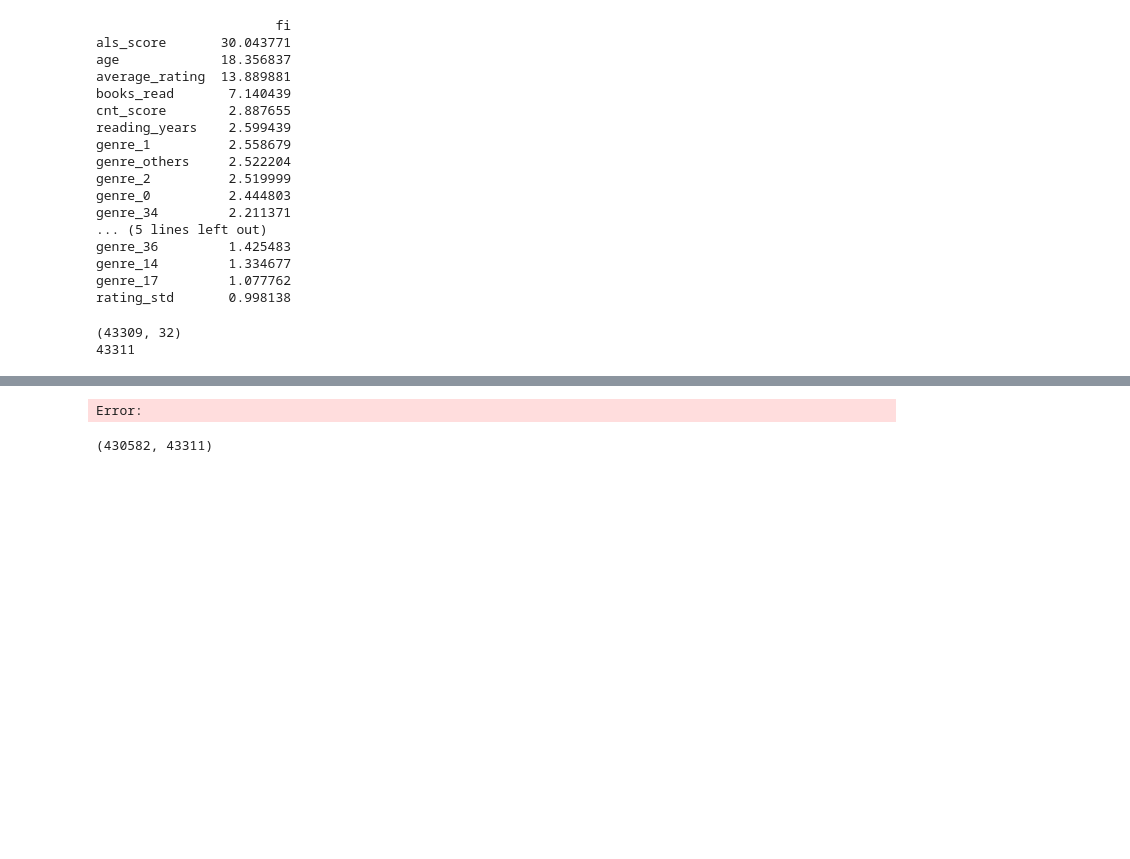
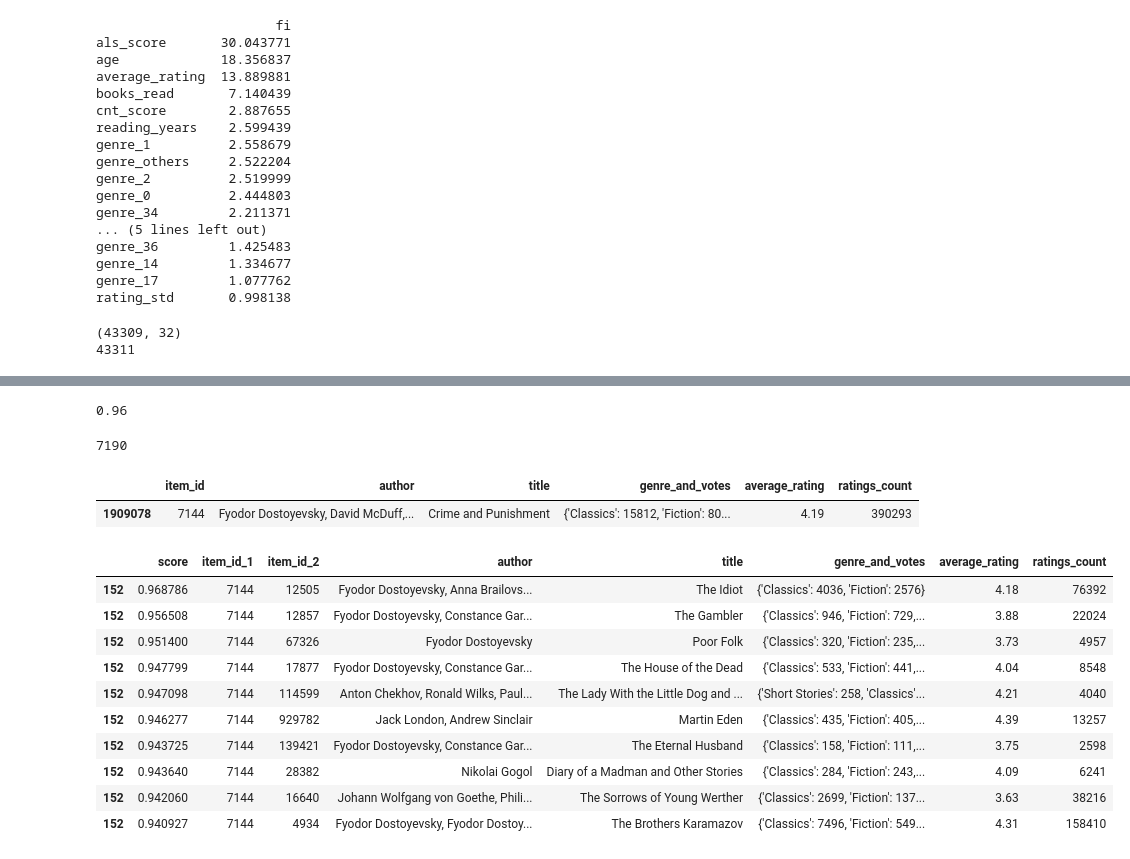
Before and after one commit to Manaam9/mle-recsys-start, a Jupyter notebook: main_offline.ipynb, the cells around one changed output, grey strips where cells are left out. Cells and saved outputs as stored; diff of their text form; code cells hidden in the pictures; blank space fills up the shorter version.

```diff
--- a/main_offline.ipynb
+++ b/main_offline.ipynb
@@ -1278,0 +1287,16 @@ print(items["item_id_enc"].max())
+# %%
+# перекодируем идентификаторы пользователей
+user_encoder = sklearn.preprocessing.LabelEncoder()
+user_encoder.fit(events["user_id"])
+
+events_train["user_id_enc"] = user_encoder.transform(events_train["user_id"])
+events_test["user_id_enc"] = user_encoder.transform(events_test["user_id"])
+
+# перекодируем идентификаторы объектов
+item_encoder = sklearn.preprocessing.LabelEncoder()
+item_encoder.fit(items["item_id"])   # fit на полном каталоге items
+
+items["item_id_enc"] = item_encoder.transform(items["item_id"])
+
+events_train["item_id_enc"] = item_encoder.transform(events_train["item_id"])
+events_test["item_id_enc"] = item_encoder.transform(events_test["item_id"])
@@ -1278,0 +1308,6 @@ print(items["item_id_enc"].max())
+# %%
+# создаём sparse-матрицу формата CSR
+user_item_matrix_train = scipy.sparse.csr_matrix((
+    events_train["rating"],
+    (events_train['user_id_enc'], events_train['item_id_enc'])),
+    dtype=np.int8)
@@ -1278,0 +1318,3 @@ print(items["item_id_enc"].max())
+# %%
+als_model = AlternatingLeastSquares(factors=50, iterations=50, regularization=0.05, random_state=0)
+als_model.fit(user_item_matrix_train)
@@ -1279,16 +1393,17 @@ print(items["item_id_enc"].max())
+# %%
+print(round(ndcg_at_5_scores.mean(), 2))
+# %% [output]
+0.96
 # %%
-# если модель уже обучалась раньше, переобучи её правильно
-als_model.fit(user_item_matrix_train.T)
-
 # получим энкодированные идентификаторы всех объектов, известных нам из events_train
-train_item_ids_enc = events_train["item_id_enc"].unique()
+train_item_ids_enc = events_train['item_id_enc'].unique()
 
 max_similar_items = 10
 
 # получаем списки похожих объектов, используя ранее полученную ALS-модель
 # метод similar_items возвращает и сам объект, как наиболее похожий
 # этот объект мы позже отфильтруем, но сейчас запросим на 1 больше
-similar_items = als_model.similar_items(train_item_ids_enc, N=max_similar_items + 1)
+similar_items = als_model.similar_items(train_item_ids_enc, N=max_similar_items+1)
 
 # преобразуем полученные списки в табличный формат
 sim_item_item_ids_enc = similar_items[0]
@@ -1309,13 +1424,16 @@ similar_items["score"] = similar_items["score"].astype("float")
 # получаем изначальные идентификаторы
 similar_items["item_id_1"] = item_encoder.inverse_transform(similar_items["item_id_enc"])
 similar_items["item_id_2"] = item_encoder.inverse_transform(similar_items["sim_item_id_enc"])
+
 similar_items = similar_items.drop(columns=["item_id_enc", "sim_item_id_enc"])
 
 # убираем пары с одинаковыми объектами
 similar_items = similar_items.query("item_id_1 != item_id_2")
-# %% [output]
-Error:
 # %%
-similar_items["sim_item_id_enc"].max(), items["item_id_enc"].max()
+# Укажите идентификатор объекта, наиболее похожего на объект 7126
+# Верный ответ — 7190
+similar_items.query("item_id_1 == 7126") \
+    .sort_values("score", ascending=False) \
+    .head(1)["item_id_2"].iloc[0]
 # %% [output]
-(430582, 43311)
+7190
@@ -1321,0 +1443,28 @@ similar_items["sim_item_id_enc"].max(), items["item_id_enc"].max()
+# %%
+# Функция для поиска похожих объектов
+def print_sim_items(item_id, similar_items):
+
+    item_columns_to_use = ["item_id", "author", "title", "genre_and_votes", "average_rating", "ratings_count"]
+
+    item_id_1 = items.query("item_id == @item_id")[item_columns_to_use]
+    display(item_id_1)
+
+    si = similar_items.query("item_id_1 == @item_id")
+    si = si.merge(items[item_columns_to_use].set_index("item_id"), left_on="item_id_2", right_index=True)
+    display(si)
+# %%
+print_sim_items(7144, similar_items)
+# %% [output]
+|  | item_id | author | title | genre_and_votes | average_rating | ratings_count |
+| 1909078 | 7144 | Fyodor Dostoyevsky, David McDuff,... | Crime and Punishment | {'Classics': 15812, 'Fiction': 80... | 4.19 | 390293 |
+|  | score | item_id_1 | item_id_2 | author | title | genre_and_votes | average_rating | ratings_count |
+| 152 | 0.968786 | 7144 | 12505 | Fyodor Dostoyevsky, Anna Brailovs... | The Idiot | {'Classics': 4036, 'Fiction': 2576} | 4.18 | 76392 |
+| 152 | 0.956508 | 7144 | 12857 | Fyodor Dostoyevsky, Constance Gar... | The Gambler | {'Classics': 946, 'Fiction': 729,... | 3.88 | 22024 |
+| 152 | 0.951400 | 7144 | 67326 | Fyodor Dostoyevsky | Poor Folk | {'Classics': 320, 'Fiction': 235,... | 3.73 | 4957 |
+| 152 | 0.947799 | 7144 | 17877 | Fyodor Dostoyevsky, Constance Gar... | The House of the Dead | {'Classics': 533, 'Fiction': 441,... | 4.04 | 8548 |
+| 152 | 0.947098 | 7144 | 114599 | Anton Chekhov, Ronald Wilks, Paul... | The Lady With the Little Dog and ... | {'Short Stories': 258, 'Classics'... | 4.21 | 4040 |
+| 152 | 0.946277 | 7144 | 929782 | Jack London, Andrew Sinclair | Martin Eden | {'Classics': 435, 'Fiction': 405,... | 4.39 | 13257 |
+| 152 | 0.943725 | 7144 | 139421 | Fyodor Dostoyevsky, Constance Gar... | The Eternal Husband | {'Classics': 158, 'Fiction': 111,... | 3.75 | 2598 |
+| 152 | 0.943640 | 7144 | 28382 | Nikolai Gogol | Diary of a Madman and Other Stories | {'Classics': 284, 'Fiction': 243,... | 4.09 | 6241 |
+| 152 | 0.942060 | 7144 | 16640 | Johann Wolfgang von Goethe, Phili... | The Sorrows of Young Werther | {'Classics': 2699, 'Fiction': 137... | 3.63 | 38216 |
+| 152 | 0.940927 | 7144 | 4934 | Fyodor Dostoyevsky, Fyodor Dostoy... | The Brothers Karamazov | {'Classics': 7496, 'Fiction': 549... | 4.31 | 158410 |
```
Also changed, not shown: parts of 12 cells of this notebook, 1 other file.
